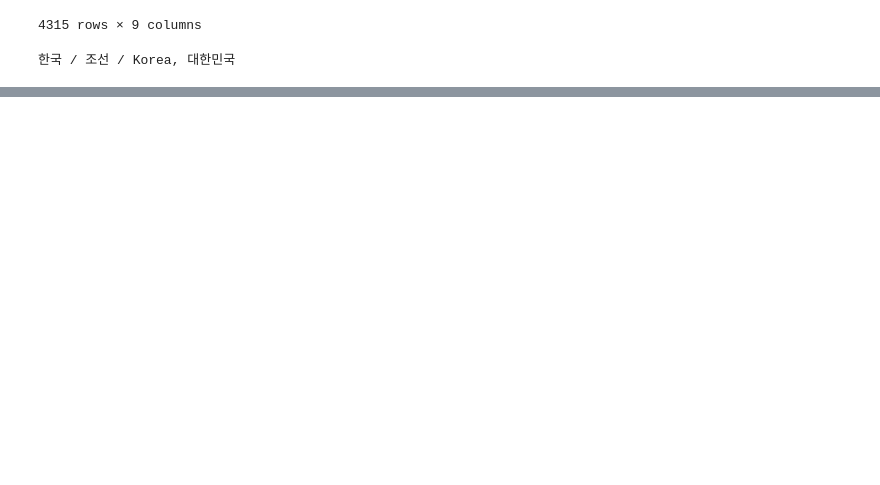
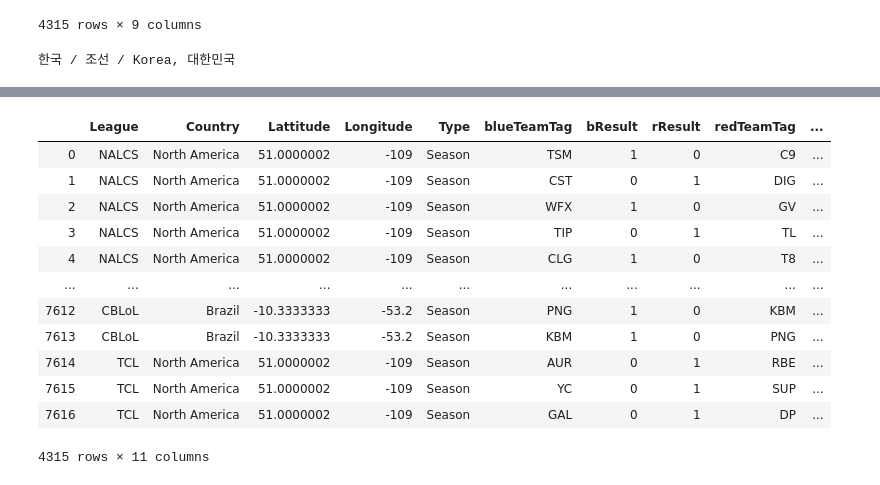
Before and after one commit to AdamGouja/project-Python-for-DS, a Jupyter notebook: Visualisation.ipynb, the cells around one changed output, grey strips where cells are left out. Cells and saved outputs as stored; diff of their text form; code cells hidden in the pictures; blank space fills up the shorter version.

```diff
--- a/Visualisation.ipynb
+++ b/Visualisation.ipynb
@@ -403,0 +381,37 @@ KeyboardInterrupt:
+# %%
+lattitude = []
+longitude = []
+for elements in df2["Country"]:
+    if elements == "Korea":
+        lattitude.append(k[0])
+        longitude.append(k[1])
+    elif elements == "North America":
+        lattitude.append(na[0])
+        longitude.append(na[1])
+    elif elements == "Europe":
+        lattitude.append(eu[0])
+        longitude.append(eu[1])
+    elif elements == "Brazil":
+        lattitude.append(br[0])
+        longitude.append(br[1])
+    elif elements == "Turkey":
+        lattitude.append(t[0])
+        longitude.append(t[1])
+df2.insert(2, "Lattitude", lattitude)
+df2.insert(2+1, "Longitude", longitude)
+# %%
+df2
+# %% [output]
+|  | League | Country | Lattitude | Longitude | Type | blueTeamTag | bResult | rResult | redTeamTag | ... |
+| 0 | NALCS | North America | 51.0000002 | -109 | Season | TSM | 1 | 0 | C9 | ... |
+| 1 | NALCS | North America | 51.0000002 | -109 | Season | CST | 0 | 1 | DIG | ... |
+| 2 | NALCS | North America | 51.0000002 | -109 | Season | WFX | 1 | 0 | GV | ... |
+| 3 | NALCS | North America | 51.0000002 | -109 | Season | TIP | 0 | 1 | TL | ... |
+| 4 | NALCS | North America | 51.0000002 | -109 | Season | CLG | 1 | 0 | T8 | ... |
+| ... | ... | ... | ... | ... | ... | ... | ... | ... | ... | ... |
+| 7612 | CBLoL | Brazil | -10.3333333 | -53.2 | Season | PNG | 1 | 0 | KBM | ... |
+| 7613 | CBLoL | Brazil | -10.3333333 | -53.2 | Season | KBM | 1 | 0 | PNG | ... |
+| 7614 | TCL | North America | 51.0000002 | -109 | Season | AUR | 0 | 1 | RBE | ... |
+| 7615 | TCL | North America | 51.0000002 | -109 | Season | YC | 0 | 1 | SUP | ... |
+| 7616 | TCL | North America | 51.0000002 | -109 | Season | GAL | 0 | 1 | DP | ... |
+4315 rows × 11 columns
```
Also changed, not shown: parts of 6 cells of this notebook, 2 other files.
